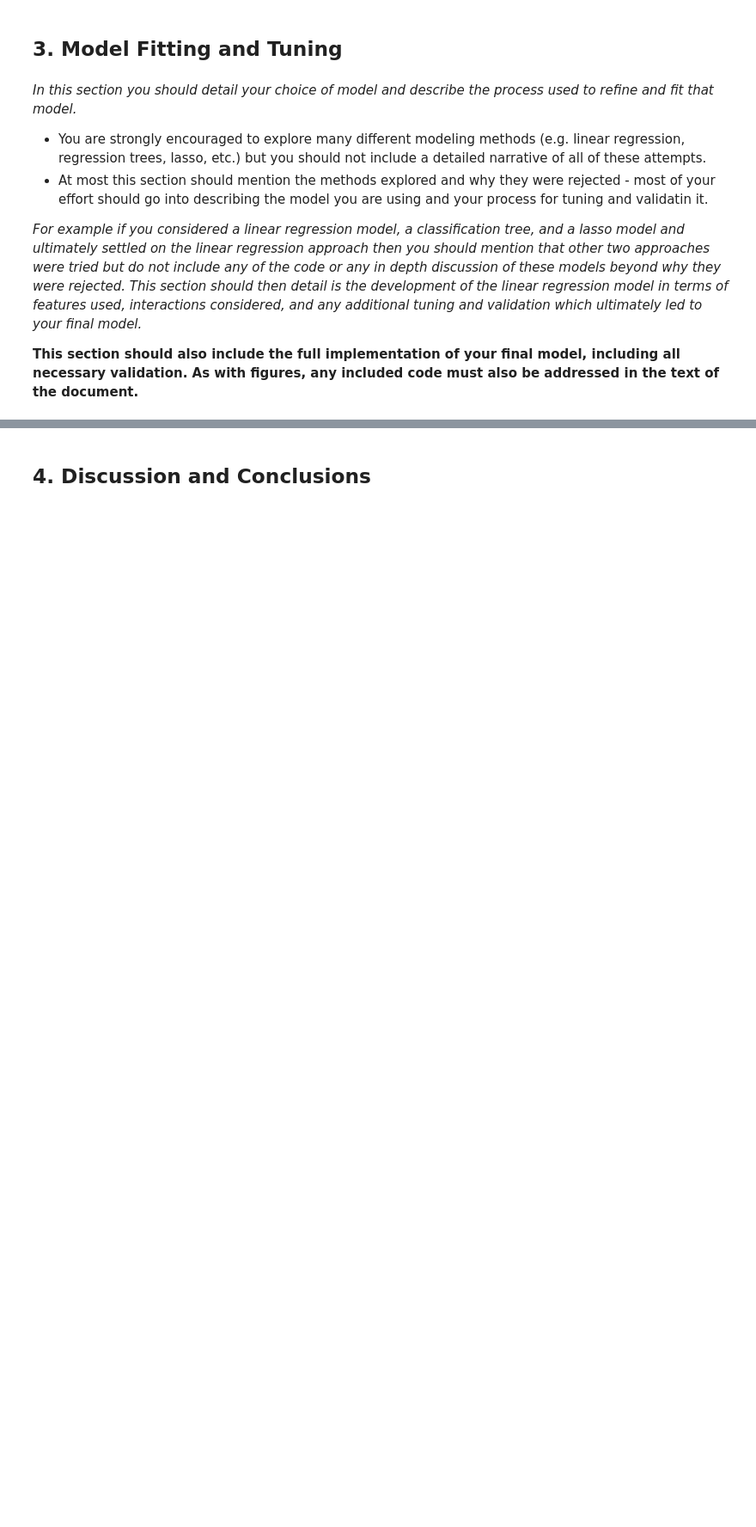
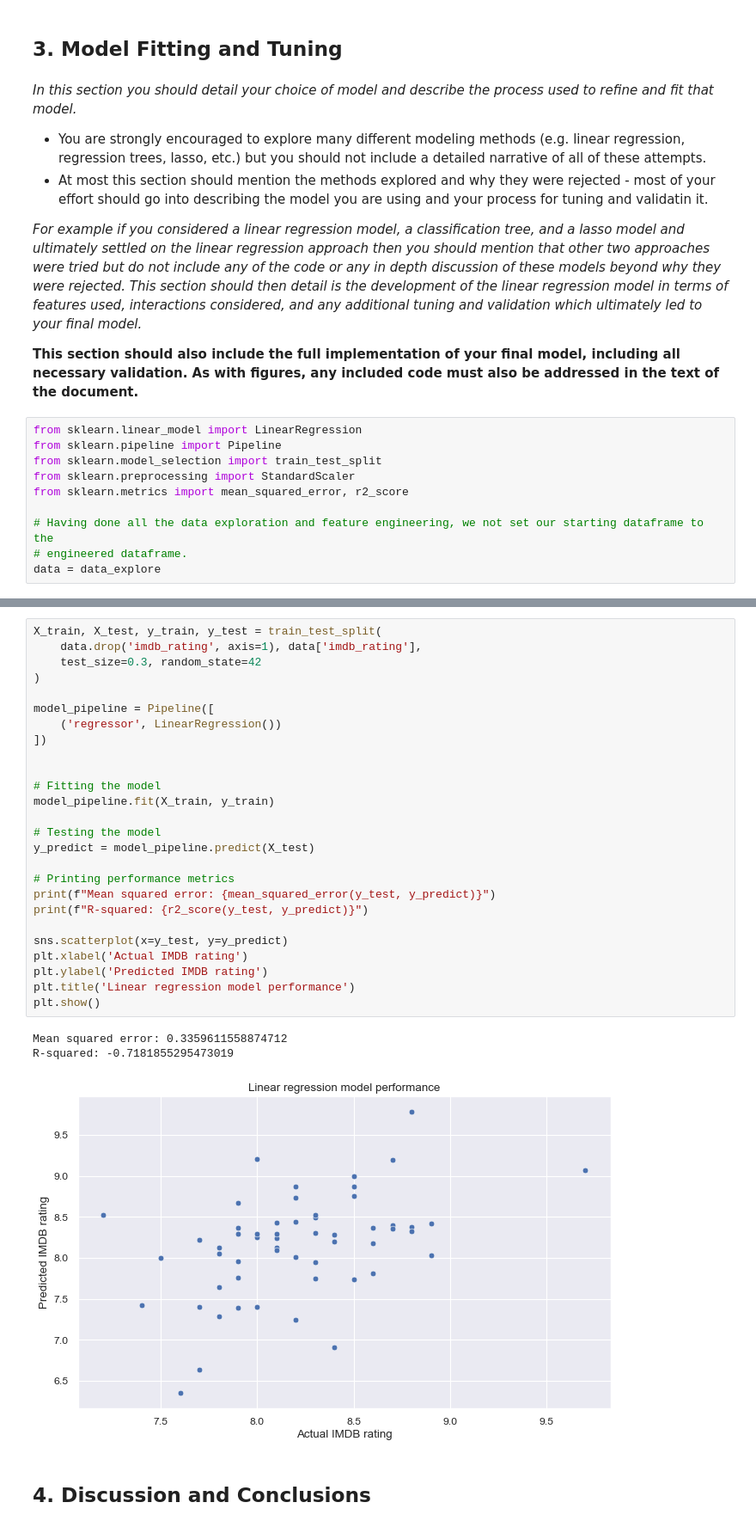
Before and after one commit to aliflo/office-episode-ratings-predictor, a Jupyter notebook: project_with_some_new_things.ipynb, the cells around one changed output, grey strips where cells are left out. Shown at 86% size. Cells and saved outputs as stored; diff of their text form; blank space fills up the shorter version.

Commit message:
Started model fitting.

```diff
--- a/project_with_some_new_things.ipynb
+++ b/project_with_some_new_things.ipynb
@@ -366,3 +366,13 @@ lines.head(20)
 *For example if you considered a linear regression model, a classification tree, and a lasso model and ultimately settled on the linear regression approach then you should mention that other two approaches were tried but do not include any of the code or any in depth discussion of these models beyond why they were rejected. This section should then detail is the development of the linear regression model in terms of features used, interactions considered, and any additional tuning and validation which ultimately led to your final model.*
 
 **This section should also include the full implementation of your final model, including all necessary validation. As with figures, any included code must also be addressed in the text of the document.**
+# %%
+from sklearn.linear_model import LinearRegression
+from sklearn.pipeline import Pipeline
+from sklearn.model_selection import train_test_split
+from sklearn.preprocessing import StandardScaler
+from sklearn.metrics import mean_squared_error, r2_score
+
+# Having done all the data exploration and feature engineering, we not set our starting dataframe to the
+# engineered dataframe.
+data = data_explore
@@ -369,3 +381,33 @@ lines.head(20)
+# %%
+X_train, X_test, y_train, y_test = train_test_split(
+    data.drop('imdb_rating', axis=1), data['imdb_rating'],
+    test_size=0.3, random_state=42
+)
+
+model_pipeline = Pipeline([
+    ('regressor', LinearRegression())
+])
+
+
+# Fitting the model
+model_pipeline.fit(X_train, y_train)
+
+# Testing the model
+y_predict = model_pipeline.predict(X_test)
+
+# Printing performance metrics
+print(f"Mean squared error: {mean_squared_error(y_test, y_predict)}")
+print(f"R-squared: {r2_score(y_test, y_predict)}")
+
+sns.scatterplot(x=y_test, y=y_predict)
+plt.xlabel('Actual IMDB rating')
+plt.ylabel('Predicted IMDB rating')
+plt.title('Linear regression model performance')
+plt.show()
+# %% [output]
+Mean squared error: 0.3359611558874712
+R-squared: -0.7181855295473019
+[figure, added]
 # %% [markdown]
 ## 4. Discussion and Conclusions
 # %% [markdown]
```
Also changed, not shown: parts of 6 cells of this notebook.
